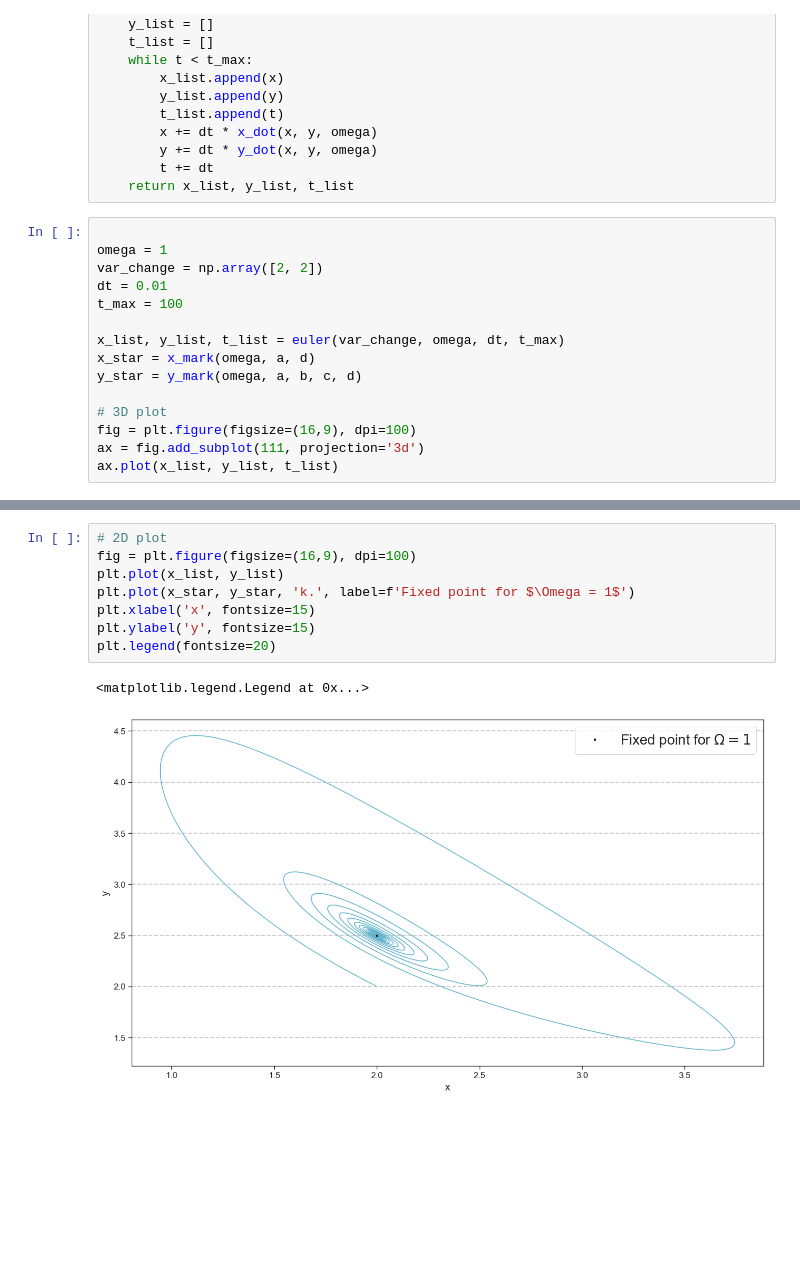
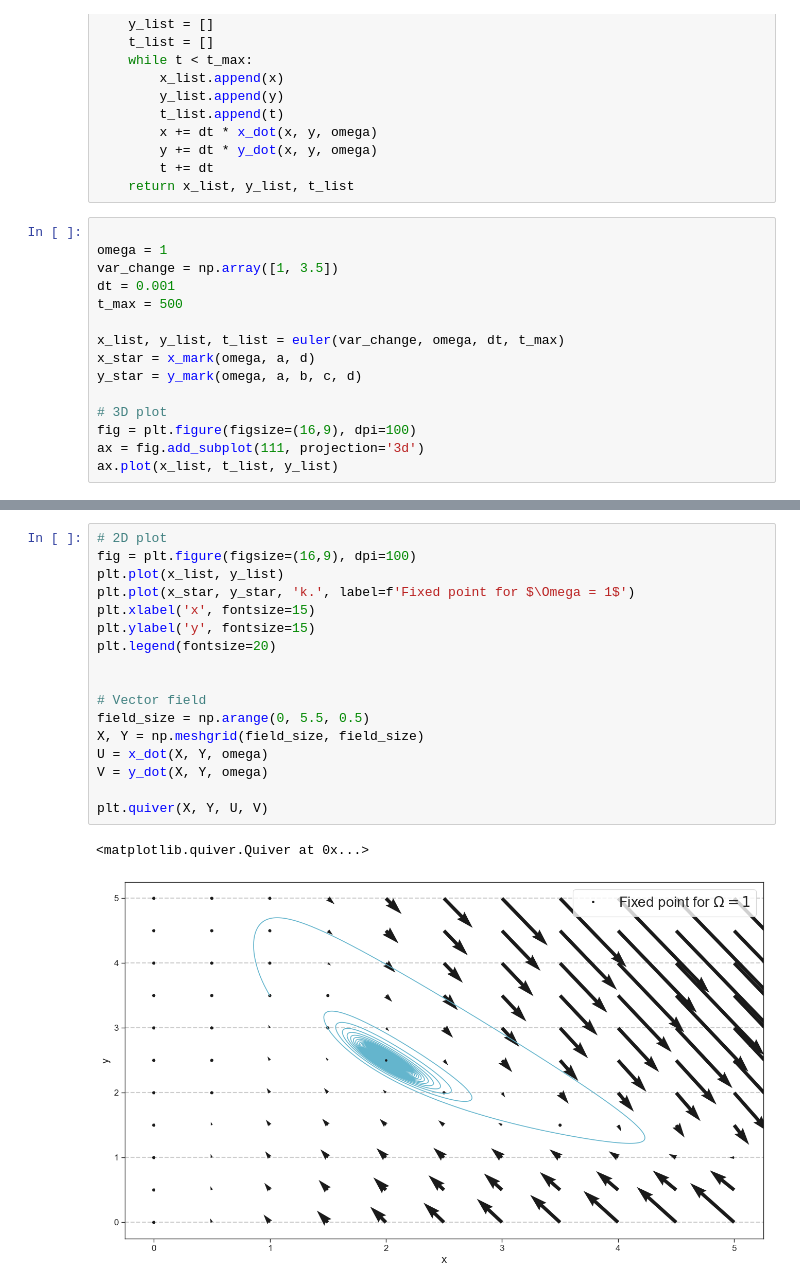
Before and after one commit to nielsdavidsen/PUK_2024, a Jupyter notebook: puk_start.ipynb, the cells around one changed output, grey strips where cells are left out. Cells and saved outputs as stored; diff of their text form; blank space fills up the shorter version.

```diff
--- a/puk_start.ipynb
+++ b/puk_start.ipynb
@@ -71,9 +71,9 @@ def euler(var_change, omega, dt, t_max):
 # %%
 
 omega = 1
-var_change = np.array([2, 2])
-dt = 0.01
-t_max = 100
+var_change = np.array([1, 3.5])
+dt = 0.001
+t_max = 500
 
 x_list, y_list, t_list = euler(var_change, omega, dt, t_max)
 x_star = x_mark(omega, a, d)
@@ -82,6 +82,6 @@ y_star = y_mark(omega, a, b, c, d)
 # 3D plot
 fig = plt.figure(figsize=(16,9), dpi=100)
 ax = fig.add_subplot(111, projection='3d')
-ax.plot(x_list, y_list, t_list)
+ax.plot(x_list, t_list, y_list)
 # %% [output]
 [<mpl_toolkits.mplot3d.art3d.Line3D at 0x...>]
@@ -89,14 +127,23 @@ ax.plot(x_list, y_list, t_list)
 # %%
 # 2D plot
 fig = plt.figure(figsize=(16,9), dpi=100)
 plt.plot(x_list, y_list)
 plt.plot(x_star, y_star, 'k.', label=f'Fixed point for $\Omega = 1$')
 plt.xlabel('x', fontsize=15)
 plt.ylabel('y', fontsize=15)
 plt.legend(fontsize=20)
+
+
+# Vector field
+field_size = np.arange(0, 5.5, 0.5)
+X, Y = np.meshgrid(field_size, field_size)
+U = x_dot(X, Y, omega)
+V = y_dot(X, Y, omega)
+
+plt.quiver(X, Y, U, V)
 # %% [output]
-<matplotlib.legend.Legend at 0x...>
+<matplotlib.quiver.Quiver at 0x...>
-[figure, old version]
+[figure, new version]
 # %%
 omega = np.arange(1, 10, 1)
 var_change = np.array([2, 2])
```
Also changed, not shown: parts of 7 cells of this notebook.
